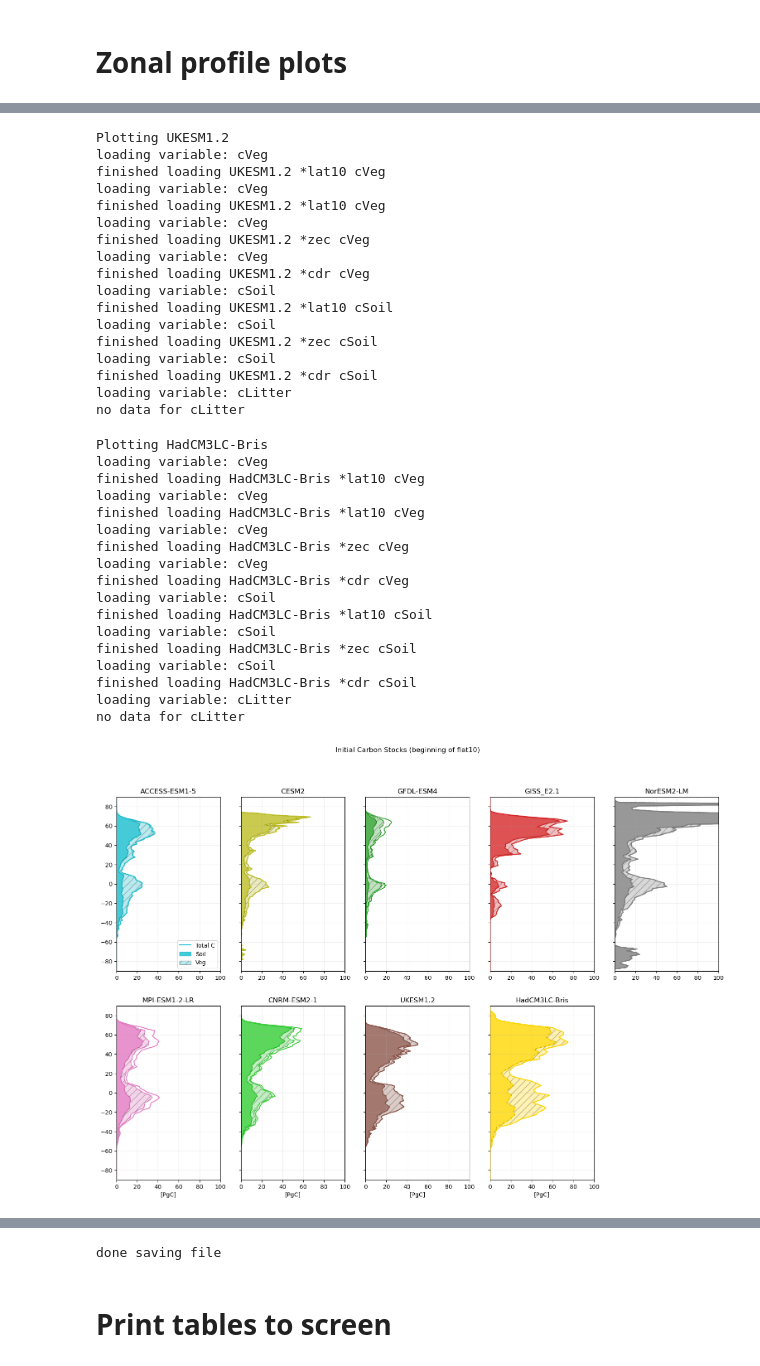
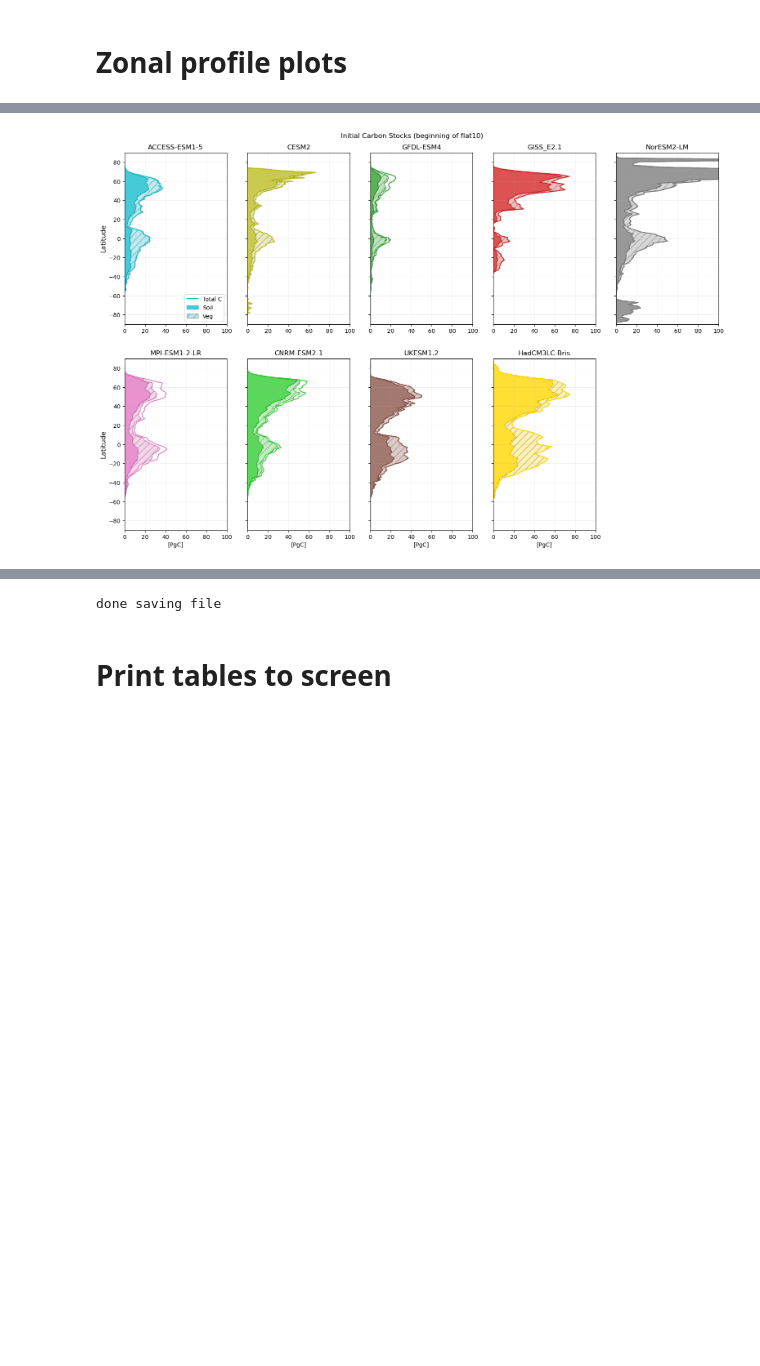
Before and after one commit to aswann/flat10MIP_analysis, a Jupyter notebook: figures_paper.ipynb, the cells around one changed output, grey strips where cells are left out. Cells and saved outputs as stored; diff of their text form; code cells hidden in the pictures; blank space fills up the shorter version.

```diff
--- a/figures_paper.ipynb
+++ b/figures_paper.ipynb
@@ -833,7 +833,7 @@ ax[3].set_title('Soil')
 ax[4].set_title('Temperature')
 ax[5].set_title('Atm $CO_2$')
 
-ax[0].set_ylabel('Year of peak relative to net-zero',fontsize=12)
+ax[0].set_ylabel('Year of peak relative to year of net-zero',fontsize=12)
 
 for axi in range(6):
     ax[axi].grid(alpha=0.2)
@@ -851,7 +851,9 @@ for axi in range(6):
 
 
 
-ax[5].legend()
+# ax[5].legend()
+lgax=ax[3].legend(loc='upper center', ncol=4,bbox_to_anchor=(-0.1, 0))
+
 
 # fig.suptitle('year of peak relative to net zero - ' +latrange)
 
@@ -1060,11 +1062,11 @@ for m in range(len(modellist)):
 
     ax.set_ylim([-90, 90])
     ax.grid(True,alpha=0.2, zorder=0)
-    ax.set_ylabel('')
+    ax.set_ylabel('Latitude',fontsize=12)
     ax.set_title(model)
     if (m!=0 and m!=num_cols): #remove y ticks for plots that are not on the left hand edge of the plot
         ax.set_yticklabels([])
-
+        ax.set_ylabel('')
     ax.set_xlim([0, 100])
 
     if m>num_cols-1:
@@ -1090,10 +1092,11 @@ for m in range(len(modellist)):
 
     ax.set_ylim([-90, 90])
     ax.grid(True,alpha=0.2, zorder=0)
-    ax.set_ylabel('')
+    ax.set_ylabel('Latitude',fontsize=12)
     ax.set_title(model)
     if (m!=0 and m!=num_cols): #remove y ticks for plots that are not on the left hand edge of the plot
         ax.set_yticklabels([])
+        ax.set_ylabel('')
 
     ax.set_xlim([-1, 14])
 
@@ -1119,11 +1122,11 @@ for m in range(len(modellist)):
 
     ax.set_ylim([-90, 90])
     ax.grid(True,alpha=0.2, zorder=0)
-    ax.set_ylabel('')
+    ax.set_ylabel('Latitude',fontsize=12)
     ax.set_title(model)
     if (m!=0 and m!=num_cols): #remove y ticks for plots that are not on the left hand edge of the plot
         ax.set_yticklabels([])
-
+        ax.set_ylabel('')
     ax.set_xlim([-4, 6])
 
     if m>num_cols-1:
@@ -1151,11 +1154,11 @@ for m in range(len(modellist)):
 
     ax.set_ylim([-90, 90])
     ax.grid(True,alpha=0.2, zorder=0)
-    ax.set_ylabel('')
+    ax.set_ylabel('Latitude',fontsize=12)
     ax.set_title(model)
     if (m!=0 and m!=num_cols): #remove y ticks for plots that are not on the left hand edge of the plot
         ax.set_yticklabels([])
-
+        ax.set_ylabel('')
     ax.set_xlim([-4, 6])
 
     if m>num_cols-2:
@@ -1178,10 +1181,11 @@ axes2[9].set_visible(False)
 axes3[9].set_visible(False)
 
 # set title over whole plot
-fig0.suptitle('Initial Carbon Stocks (beginning of flat10)')
-fig1.suptitle('Carbon gained during emissions phase (end of flat10 - beginning of flat10)')
-fig2.suptitle('Carbon change after net-zero (end of flat10zec - end of flat10)')
-fig3.suptitle('Carbon change at cumulative zero emissions (end of flat10cdr - beginning of flat10)')
+yh=0.92
+fig0.suptitle('Initial Carbon Stocks (beginning of flat10)',y=yh)
+fig1.suptitle('Carbon gained during emissions phase (end of flat10 - beginning of flat10)',y=yh)
+fig2.suptitle('Carbon change after net-zero (end of flat10zec - end of flat10)',y=yh)
+fig3.suptitle('Carbon change at cumulative zero emissions (end of flat10cdr - beginning of flat10)',y=yh)
 
 # save the plot
 fig0.savefig('figures/' +'Cdelta_zonal_lineplot_allmodels_' +phasename[0] +'.png', bbox_inches='tight', dpi=400)
@@ -1294,35 +1230 @@ finished loading CNRM-ESM2-1 *cdr cLitter
-Plotting UKESM1.2
-loading variable: cVeg
-finished loading UKESM1.2 *lat10 cVeg
-loading variable: cVeg
-finished loading UKESM1.2 *lat10 cVeg
-loading variable: cVeg
-finished loading UKESM1.2 *zec cVeg
-loading variable: cVeg
-finished loading UKESM1.2 *cdr cVeg
-loading variable: cSoil
-finished loading UKESM1.2 *lat10 cSoil
-loading variable: cSoil
-finished loading UKESM1.2 *zec cSoil
-loading variable: cSoil
-finished loading UKESM1.2 *cdr cSoil
-loading variable: cLitter
-no data for cLitter
-Plotting HadCM3LC-Bris
-loading variable: cVeg
-finished loading HadCM3LC-Bris *lat10 cVeg
-loading variable: cVeg
-finished loading HadCM3LC-Bris *lat10 cVeg
-loading variable: cVeg
-finished loading HadCM3LC-Bris *zec cVeg
-loading variable: cVeg
-finished loading HadCM3LC-Bris *cdr cVeg
-loading variable: cSoil
-finished loading HadCM3LC-Bris *lat10 cSoil
-loading variable: cSoil
-finished loading HadCM3LC-Bris *zec cSoil
-loading variable: cSoil
-finished loading HadCM3LC-Bris *cdr cSoil
-loading variable: cLitter
-no data for cLitter
-[figure, old version]
+[figure, new version]
@@ -1332,4 +1234,4 @@ no data for cLitter
-done saving file
+done saving file
 # %% [markdown]
 # Print tables to screen
 # %%
```
Also changed, not shown: parts of 5 cells of this notebook, 16 other files.
